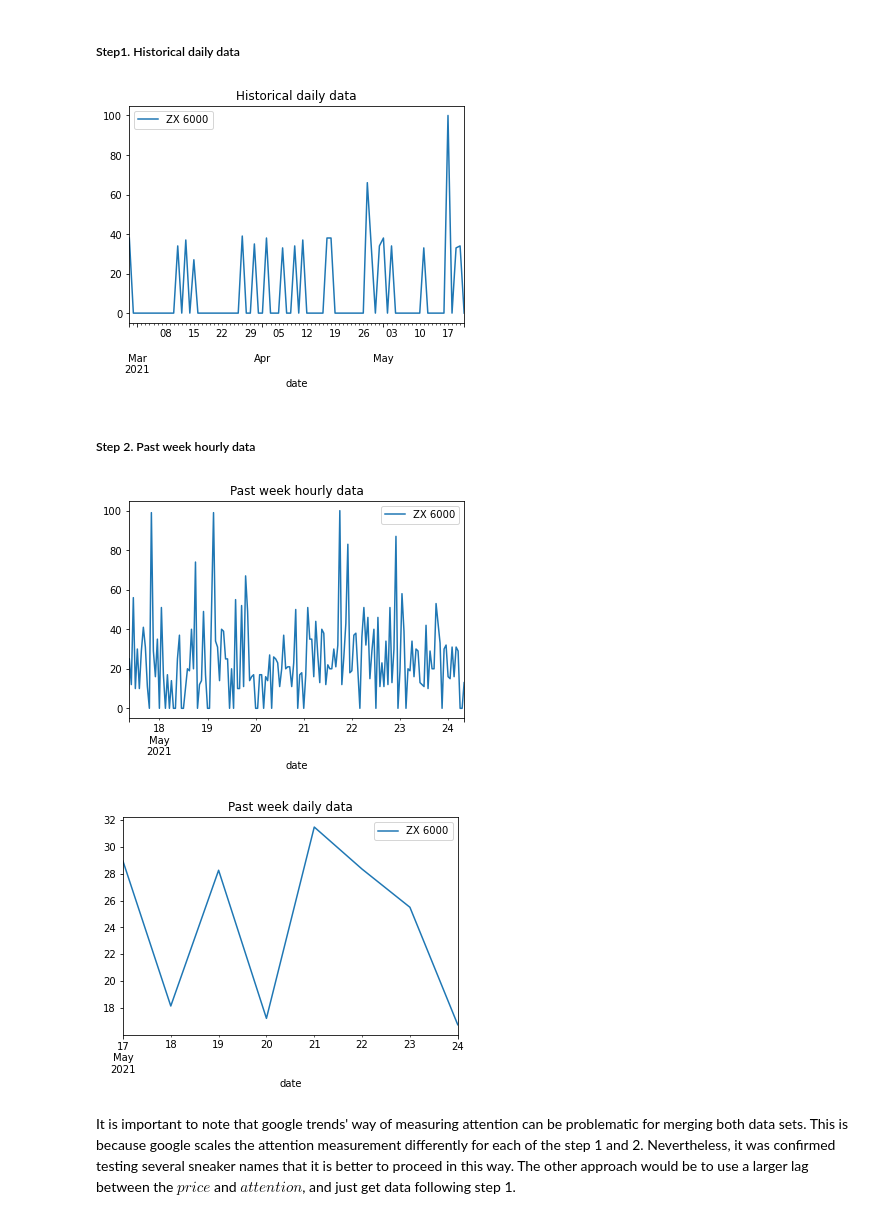
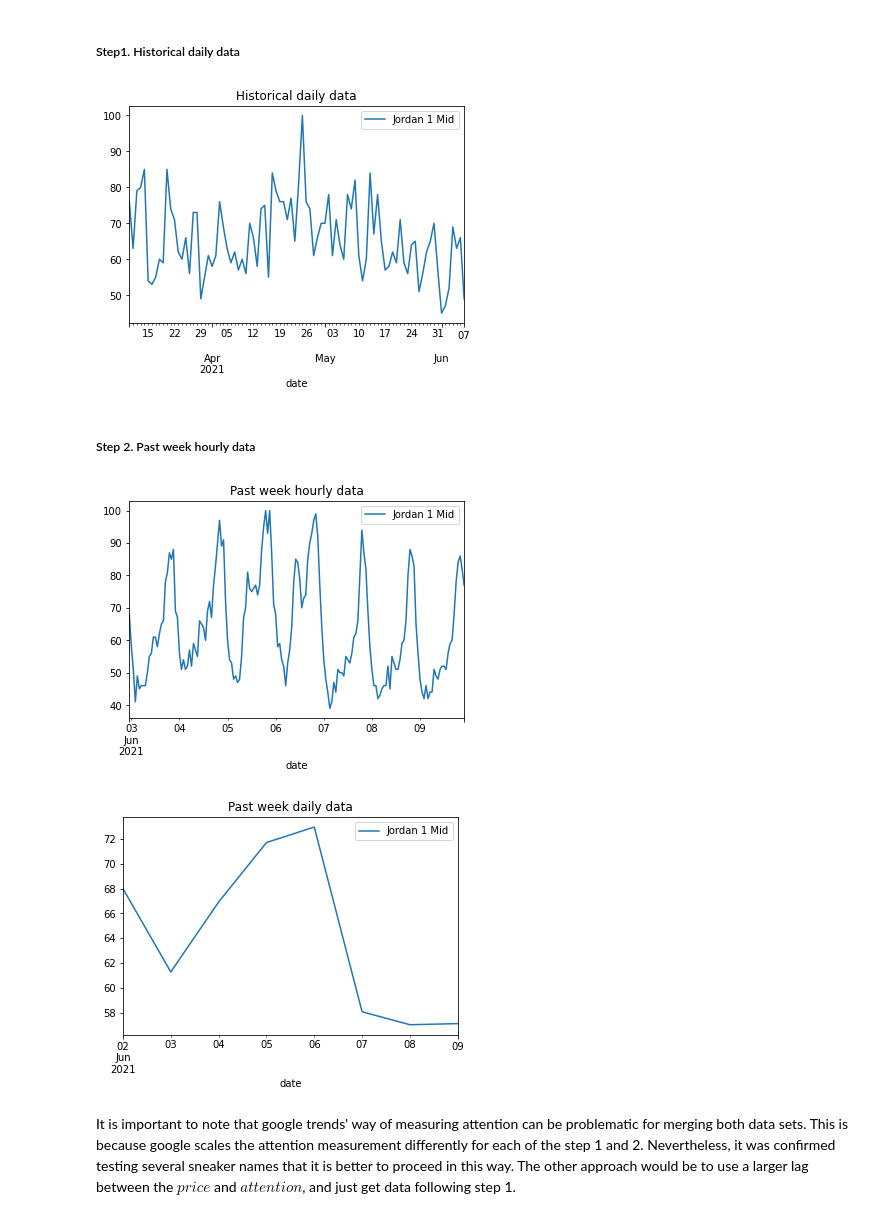
Before and after one commit to gabriellavinco/Sneaker_Data_Analysis_and_Prediction, a Jupyter notebook: Sneakers_Notebooks/Price_Prediction/Price Prediction.ipynb, the cells around one changed output. Drawn from its saved outputs; the diff is of its cells as text; code cells hidden in the pictures.

```diff
--- a/Sneakers_Notebooks/Price_Prediction/Price Prediction.ipynb
+++ b/Sneakers_Notebooks/Price_Prediction/Price Prediction.ipynb
@@ -31,2 +29,4 @@ name = 'ZX 6000'
+# %%
+name = 'Jordan 1 Mid'
 # %%
 # Read the price history scrapped in 'sneaker_scraping'
@@ -99,6 +115,8 @@ To get data from Google Trends up to today, two steps have to be followed:
 This way it can be groupped and merged into one data set.
 # %% [markdown]
 ##### Step1. Historical daily data
+# %%
+kw_list = [name]
 # %%
 # take the first date from prices - lag=3
 lag =3
@@ -109,30 +127,30 @@ timeframe = time_start + " " + time_end
 
 startTime = time.time()
 pytrends = TrendReq(hl='en-US', tz=360)
-pytrends.build_payload(name, cat=0, timeframe=timeframe, geo='', gprop='')
+pytrends.build_payload(kw_list, cat=0, timeframe=timeframe, geo='', gprop='')
 
 x = pytrends.interest_over_time()
 del x['isPartial']
 
 x.plot(title="Historical daily data");
 # %% [output]
-[figure, old version]
+[figure, new version]
 # %% [markdown]
 ##### Step 2. Past week hourly data
 # %%
 timeframe = 'now 7-d'
-pytrends.build_payload(name, cat=0, timeframe=timeframe, geo='', gprop='')
+pytrends.build_payload(kw_list, cat=0, timeframe=timeframe, geo='', gprop='')
 x_7 = pytrends.interest_over_time()
 del x_7['isPartial']
 x_7.plot(title="Past week hourly data");
 
 x_7day = pd.DataFrame(x_7.groupby([x_7.index.strftime('%Y-%m-%d')])[name].mean())
 x_7day.columns = [name]
 x_7day.index = pd.to_datetime(x_7day.index)
 x_7day.plot(title="Past week daily data");
 # %% [output]
-[figure, old version]
+[figure, new version]
-[figure, old version]
+[figure, new version]
 # %% [markdown]
 It is important to note that google trends' way of measuring attention can be problematic for merging both data sets. This is because google scales the attention measurement differently for each of the step 1 and 2. Nevertheless, it was confirmed testing several sneaker names that it is better to proceed in this way. The other approach would be to use a larger lag between the $price$ and $attention$, and just get data following step 1.
 # %%
```
Also changed, not shown: parts of 12 cells of this notebook, 2 other files.
